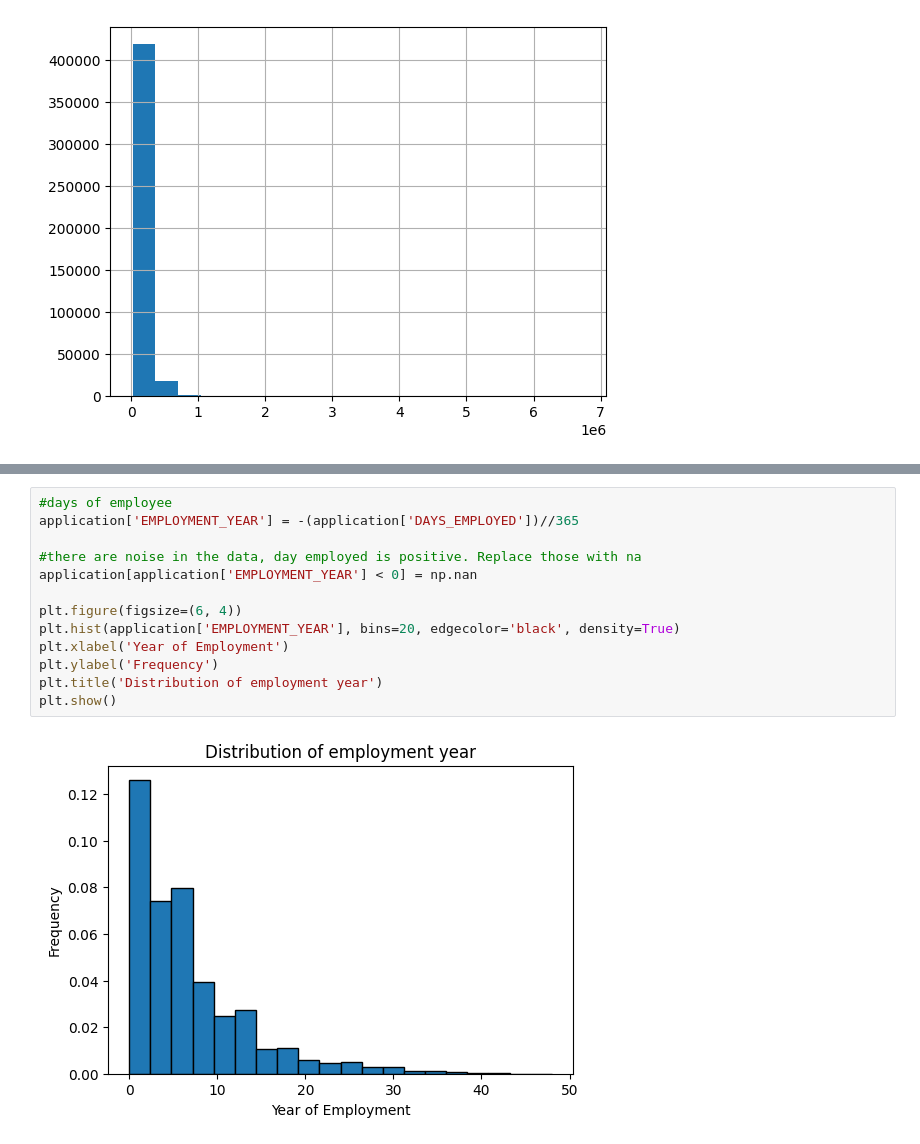
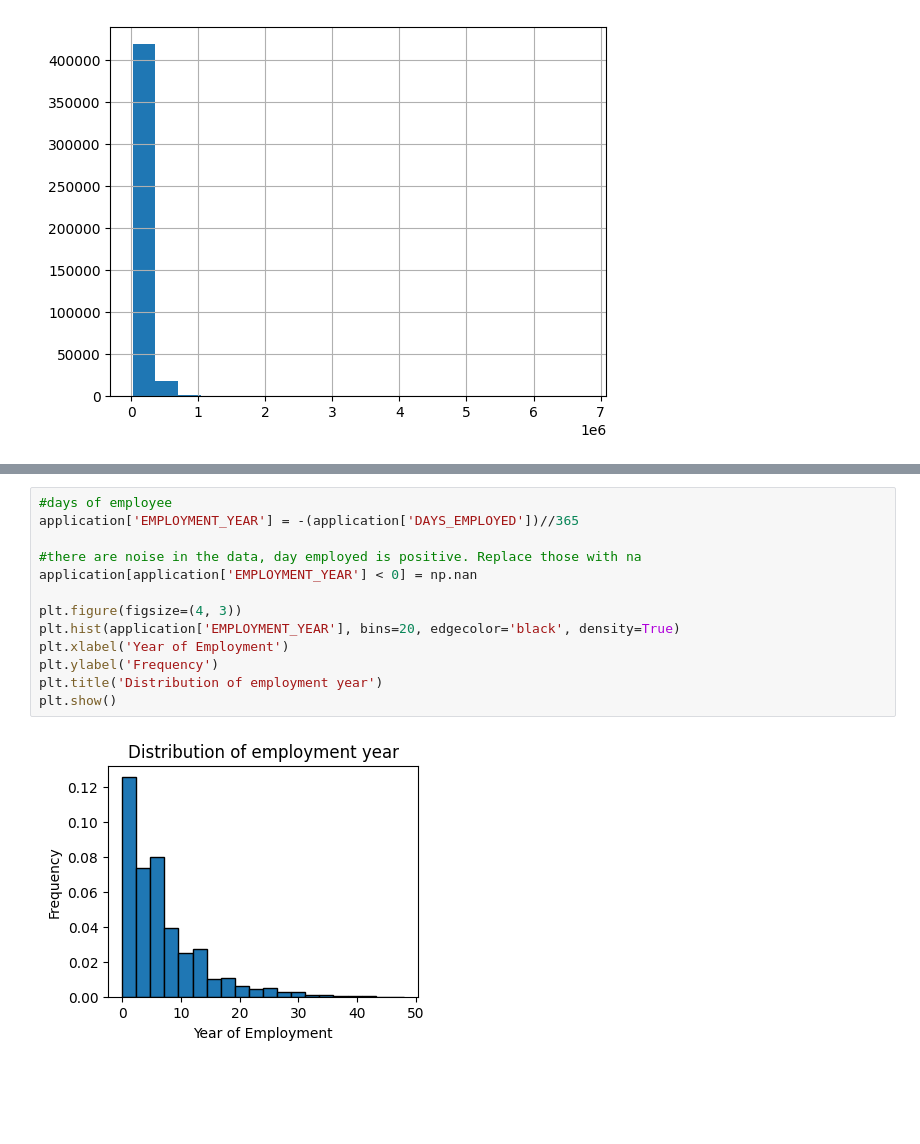
Before and after one commit to huy-ph/data_mining, a Jupyter notebook: learning/cc_decision/cc_analysis.ipynb, the cells around one changed output, grey strips where cells are left out. Drawn from its saved outputs; the diff is of its cells as text; blank space fills up the shorter version.

```diff
--- a/learning/cc_decision/cc_analysis.ipynb
+++ b/learning/cc_decision/cc_analysis.ipynb
@@ -230,15 +236,15 @@ plt.show()
 # %%
 #days of employee
 application['EMPLOYMENT_YEAR'] = -(application['DAYS_EMPLOYED'])//365
 
 #there are noise in the data, day employed is positive. Replace those with na
 application[application['EMPLOYMENT_YEAR'] < 0] = np.nan
 
-plt.figure(figsize=(6, 4))
+plt.figure(figsize=(4, 3))
 plt.hist(application['EMPLOYMENT_YEAR'], bins=20, edgecolor='black', density=True)
 plt.xlabel('Year of Employment')
 plt.ylabel('Frequency')
 plt.title('Distribution of employment year')
 plt.show()
 # %% [output]
-[figure, old version]
+[figure, new version]
```
Also changed, not shown: parts of 5 cells of this notebook.
